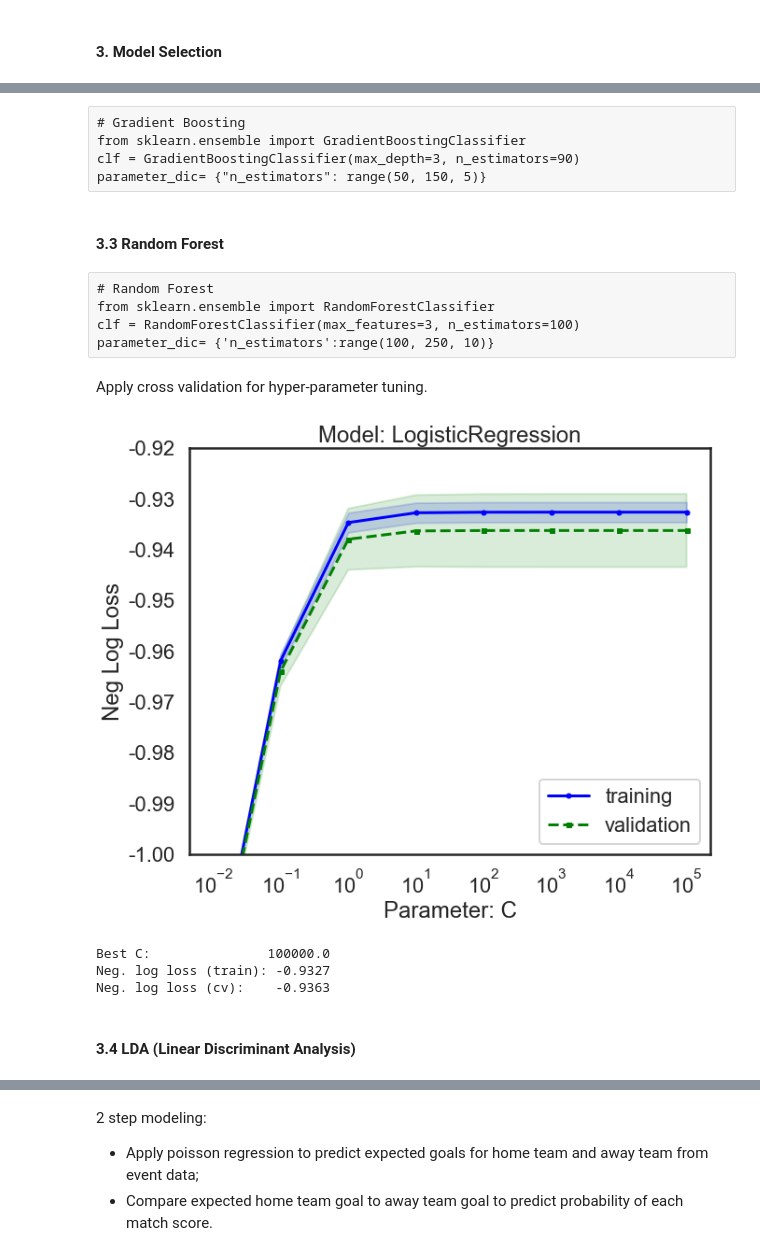
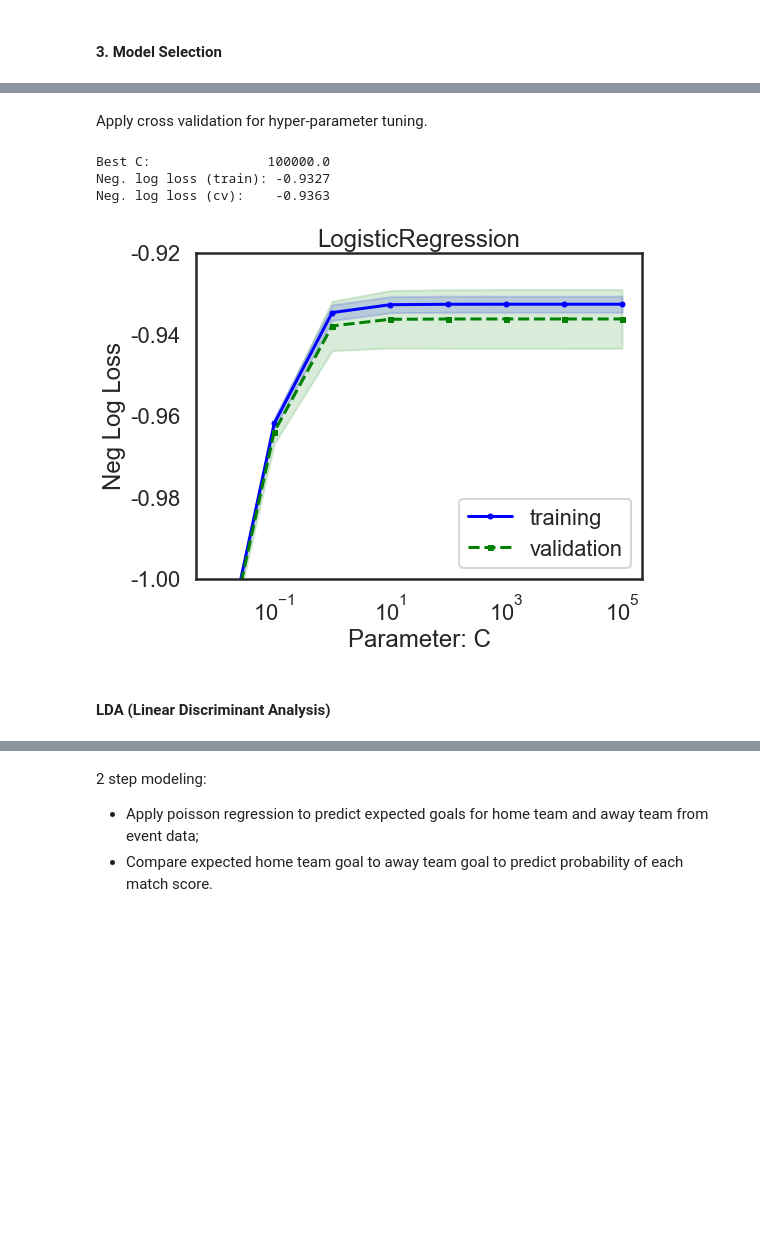
Before and after one commit to xzl524/football_data_analysis, a Jupyter notebook: projects/match_outcome_prediction/match_outcome_retrodiction_kaggle.ipynb, the cells around one changed output, grey strips where cells are left out. Saved outputs shown, nothing was run; the diff lists cells and outputs as text; code cells hidden in the pictures; blank space fills up the shorter version.

```diff
--- a/projects/match_outcome_prediction/match_outcome_retrodiction_kaggle.ipynb
+++ b/projects/match_outcome_prediction/match_outcome_retrodiction_kaggle.ipynb
@@ -248,15 +208,3 @@ parameter_dic= {'C':[0.01, 0.1, 1, 10, 100, 1000, 1e4, 1e5]}
-# %% [raw]
-# Gradient Boosting
-from sklearn.ensemble import GradientBoostingClassifier
-clf = GradientBoostingClassifier(max_depth=3, n_estimators=90)
-parameter_dic= {"n_estimators": range(50, 150, 5)}
-# %% [markdown]
-#### 3.3 Random Forest
-# %% [raw]
-# Random Forest
-from sklearn.ensemble import RandomForestClassifier
-clf = RandomForestClassifier(max_features=3, n_estimators=100)
-parameter_dic= {'n_estimators':range(100, 250, 10)}
 # %% [markdown]
 Apply cross validation for hyper-parameter tuning.
 # %%
@@ -275,40 +223,40 @@ train_std=np.std(train_scores,axis=1)
 test_mean=np.mean(test_scores, axis=1)
 test_std=np.std(test_scores,axis=1)
 # %%
-plt.figure(figsize=(10,8))
+plt.figure(figsize=(8,6))
 plt.plot(parameter_dic.get(list(parameter_dic.keys())[0]),train_mean,
          color='blue',marker='o',
          markersize=5,label='training')
 plt.fill_between(parameter_dic.get(list(parameter_dic.keys())[0]),
                  train_mean+train_std,
                  train_mean-train_std,
                  alpha=0.15,color='blue')
 plt.plot(parameter_dic.get(list(parameter_dic.keys())[0]),test_mean,
          color='green',linestyle='--',
          marker='s',markersize=5,label='validation')
 plt.fill_between(parameter_dic.get(list(parameter_dic.keys())[0]),
                  test_mean+test_std,
                  test_mean-test_std,
                  alpha=0.15,color='green')
 plt.xlabel('Parameter: {}'.format(list(parameter_dic.keys())[0]))
 plt.ylabel('Neg Log Loss')
 plt.legend(loc='lower right')
-plt.title('Model: {}'.format(clf.__class__.__name__))
-plt.xscale('log')
+plt.title('{}'.format(clf.__class__.__name__))
+if clf.__class__.__name__ == 'LogisticRegression':
+    plt.xscale('log')
 plt.ylim(-1,-0.92)
-plt.show()
 
 # print best cross validation result
 print('Best {}:               {}'.format(list(parameter_dic.keys())[0], parameter_dic.get(list(parameter_dic.keys())[0])[np.argmax(test_mean)]))
 print('Neg. log loss (train): {:.4f}'.format(train_mean[np.argmax(test_mean)]))
 print('Neg. log loss (cv):    {:.4f}'.format(np.max(test_mean)))
 # %% [output]
+Best C:               100000.0
+Neg. log loss (train): -0.9327
+Neg. log loss (cv):    -0.9363
-[figure, old version]
+[figure, new version]
-Best C:               100000.0
-Neg. log loss (train): -0.9327
-Neg. log loss (cv):    -0.9363
 # %% [markdown]
-#### 3.4 LDA (Linear Discriminant Analysis)
+#### LDA (Linear Discriminant Analysis)
 # %%
 from sklearn.discriminant_analysis import LinearDiscriminantAnalysis
 clf = LinearDiscriminantAnalysis()
```
Also changed, not shown: parts of 37 cells of this notebook, 1 other file.
